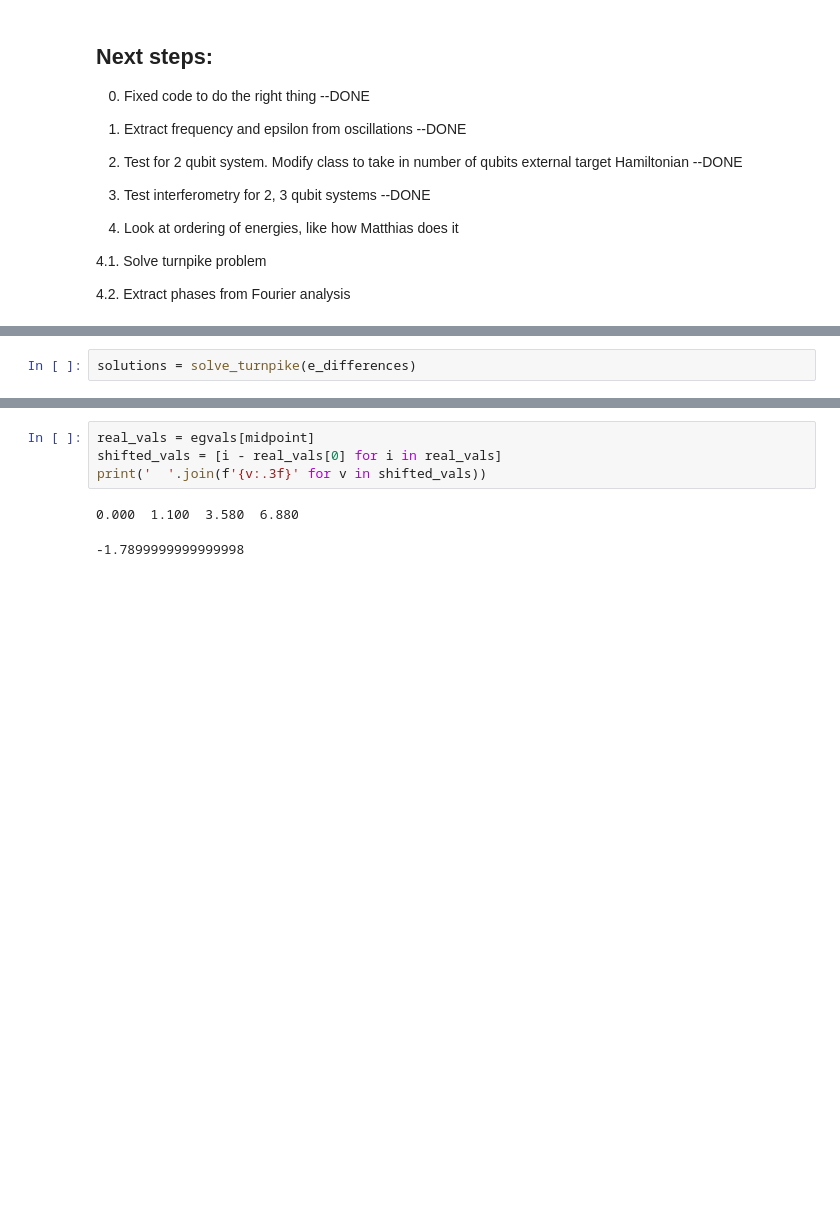
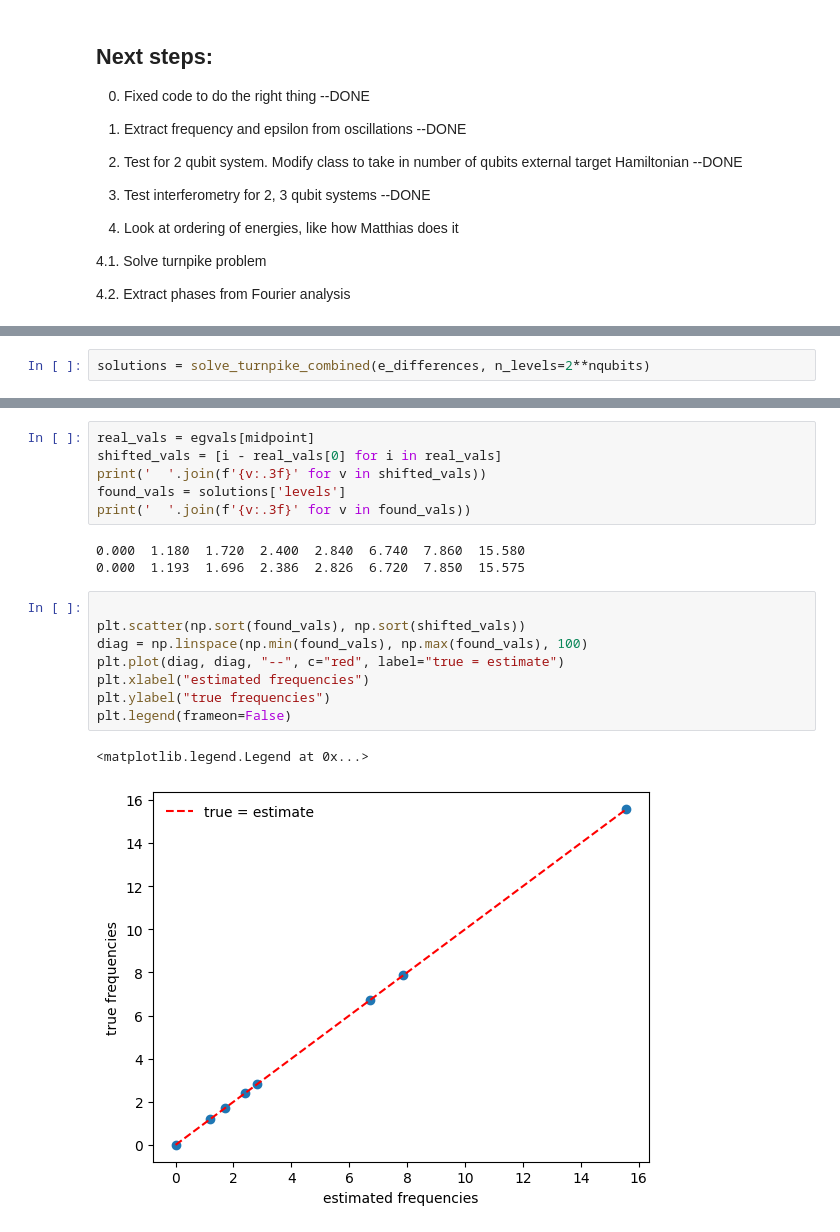
Before and after one commit to OsQarM/lsz_spectroscopy, a Jupyter notebook: LSZ_experimental.ipynb, the cells around one changed output, grey strips where cells are left out. Drawn from its saved outputs; the diff is of its cells as text; blank space fills up the shorter version.

Commit message:
Improved turnpike solver

```diff
--- a/LSZ_experimental.ipynb
+++ b/LSZ_experimental.ipynb
@@ -419,3 +471,3 @@ f6: period = 1.887736,  recovered alpha = 3.328423  (amplitude = 0.048461)
 # %%
-solutions = solve_turnpike(e_differences)
+solutions = solve_turnpike_combined(e_differences, n_levels=2**nqubits)
 # %% [output]
@@ -428,8 +490,19 @@ print(solutions)
 real_vals = egvals[midpoint]
 shifted_vals = [i - real_vals[0] for i in real_vals]
 print('  '.join(f'{v:.3f}' for v in shifted_vals))
+found_vals = solutions['levels']
+print('  '.join(f'{v:.3f}' for v in found_vals))
 # %% [output]
-0.000  1.100  3.580  6.880
+0.000  1.180  1.720  2.400  2.840  6.740  7.860  15.580
+0.000  1.193  1.696  2.386  2.826  6.720  7.850  15.575
 # %%
+
+plt.scatter(np.sort(found_vals), np.sort(shifted_vals))
+diag = np.linspace(np.min(found_vals), np.max(found_vals), 100)
+plt.plot(diag, diag, "--", c="red", label="true = estimate")
+plt.xlabel("estimated frequencies")
+plt.ylabel("true frequencies")
+plt.legend(frameon=False)
 # %% [output]
--1.7899999999999998
+<matplotlib.legend.Legend at 0x...>
+[figure, added]
```
Also changed, not shown: parts of 10 cells of this notebook, 1 other file.
